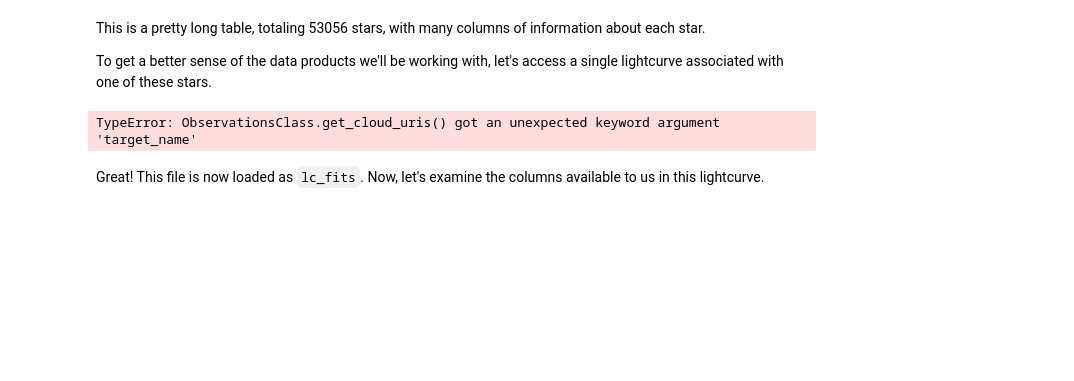
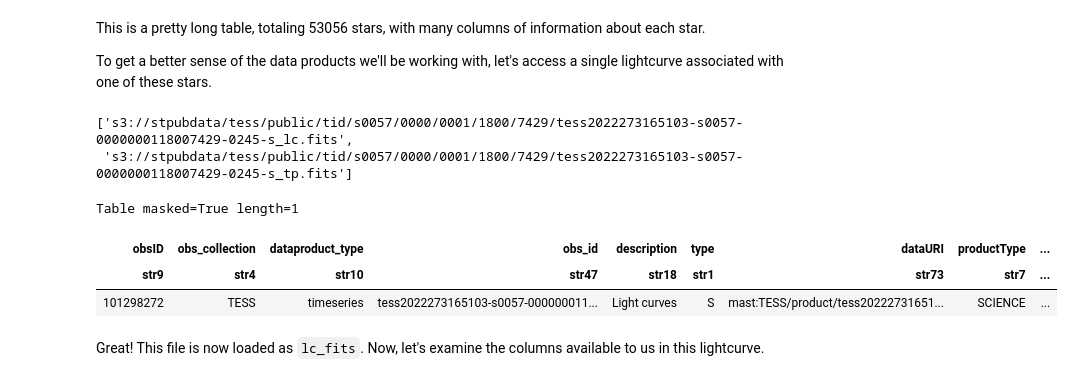
Before and after one commit to spacetelescope/tike_content, a Jupyter notebook: content/notebooks/occurrence_rate/occurrence.ipynb, the cells around one changed output. Cells and saved outputs as stored; diff of their text form; code cells hidden in the pictures; blank space fills up the shorter version.

```diff
--- a/content/notebooks/occurrence_rate/occurrence.ipynb
+++ b/content/notebooks/occurrence_rate/occurrence.ipynb
@@ -123,26 +148,39 @@ Table length=53056
 This is a pretty long table, totaling 53056 stars, with many columns of information about each star.
 
 To get a better sense of the data products we'll be working with, let's access a single lightcurve associated with one of these stars.
+# %%
+TESS_table
+# %% [output]
+['s3://stpubdata/tess/public/tid/s0057/0000/0001/1800/7429/tess2022273165103-s0057-0000000118007429-0245-s_lc.fits',
+ 's3://stpubdata/tess/public/tid/s0057/0000/0001/1800/7429/tess2022273165103-s0057-0000000118007429-0245-s_tp.fits']
 # %%
 # download a single star from this catalog to inspect the data type we're working with.
-TESS_table = Observations.get_cloud_uris(target_name=catalog_data['ID'][2]
-                                         , obs_collection="TESS"
-                                         , dataproduct_type='timeseries'
-                                         )
+TESS_table = Observations.query_criteria(target_name=catalog_data['ID'][2]
+                                                 , obs_collection="TESS"
+                                                 , dataproduct_type='timeseries'
+                                                 )
 # get data products
 data_products = Observations.get_product_list(TESS_table)
 
-# filter for light curve data only
-filtered = Observations.filter_products(data_products, productType="SCIENCE"
-                                        , productSubGroupDesciption = "LC")
+# # filter for light curve data only
+# filtered = Observations.filter_products(data_products, productType="SCIENCE"
+#                                         , productSubGroupDesciption = "LC")
+
+lc_prod = Observations.filter_products(data_products  , productType="SCIENCE"
+                                              , productSubGroupDescription = "LC")
 
 # Get the cloud uri for these files
 lc_uri = Observations.get_cloud_uris(lc_prod)[0]
 
 #open the lc file
 lc_fits = fits.open(lc_uri, use_fsspec=True, fsspec_kwargs={"anon": True})
-# %% [output]
-TypeError: ObservationsClass.get_cloud_uris() got an unexpected keyword argument 'target_name'
+# %%
+lc_prod
+# %% [output]
+Table masked=True length=1
+| obsID | obs_collection | dataproduct_type | obs_id | description | type | dataURI | productType | ... |
+| str9 | str4 | str10 | str47 | str18 | str1 | str73 | str7 | ... |
+| 101298272 | TESS | timeseries | tess2022273165103-s0057-000000011... | Light curves | S | mast:TESS/product/tess20222731651... | SCIENCE | ... |
 # %% [markdown]
 Great! This file is now loaded as `lc_fits`. Now, let's examine the columns available to us in this lightcurve.
 # %%
```
Also changed, not shown: parts of 24 cells of this notebook.
